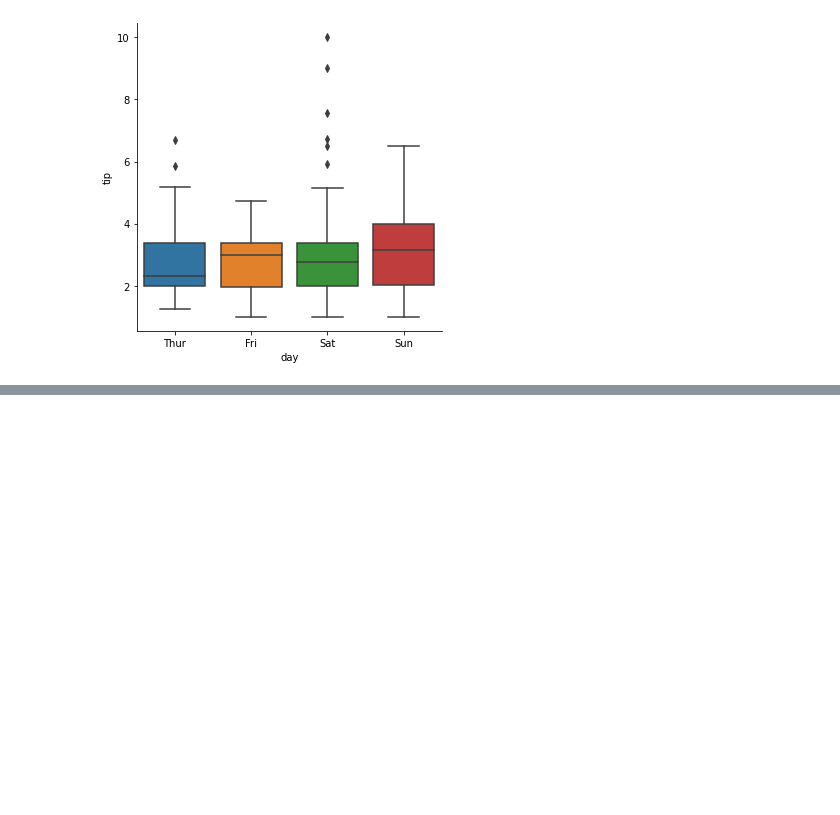
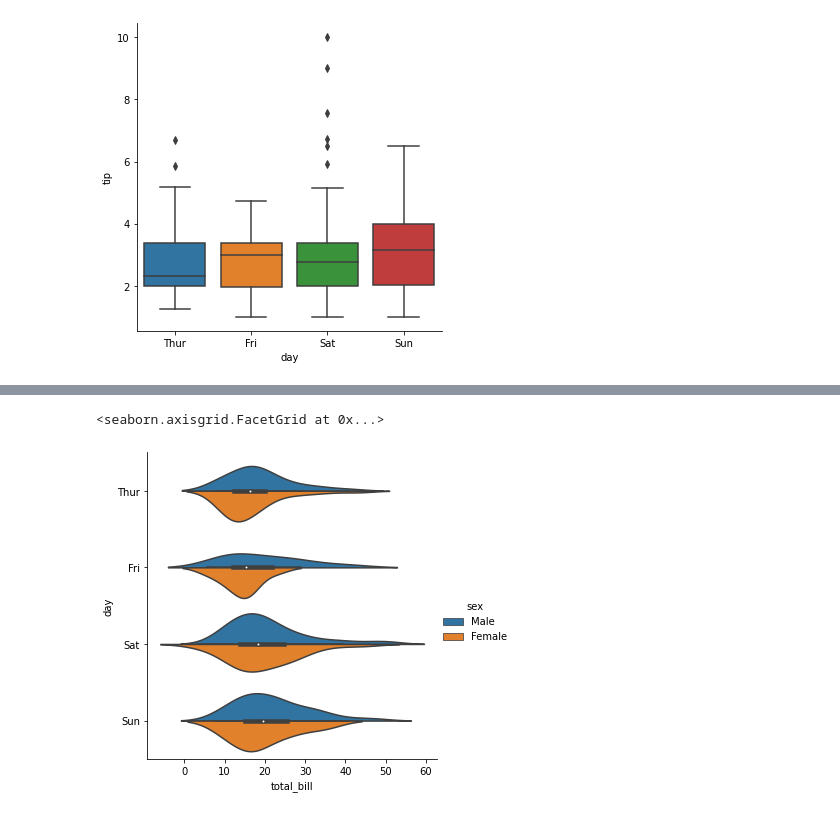
Before and after one commit to Pepcoders/Data-Science-January, a Jupyter notebook: Seaborn.ipynb, the cells around one changed output, grey strips where cells are left out. Drawn from its saved outputs; the diff is of its cells as text; code cells hidden in the pictures; blank space fills up the shorter version.

```diff
--- a/Seaborn.ipynb
+++ b/Seaborn.ipynb
@@ -76,0 +74,5 @@ sns.catplot(x='day',y='tip',kind='boxen',data=df)
+# %%
+sns.catplot(x='total_bill',y='day',data=df,hue='sex',kind='violin',split='false')
+# %% [output]
+<seaborn.axisgrid.FacetGrid at 0x...>
+[figure, added]
```
Also changed, not shown: parts of 3 cells of this notebook.
